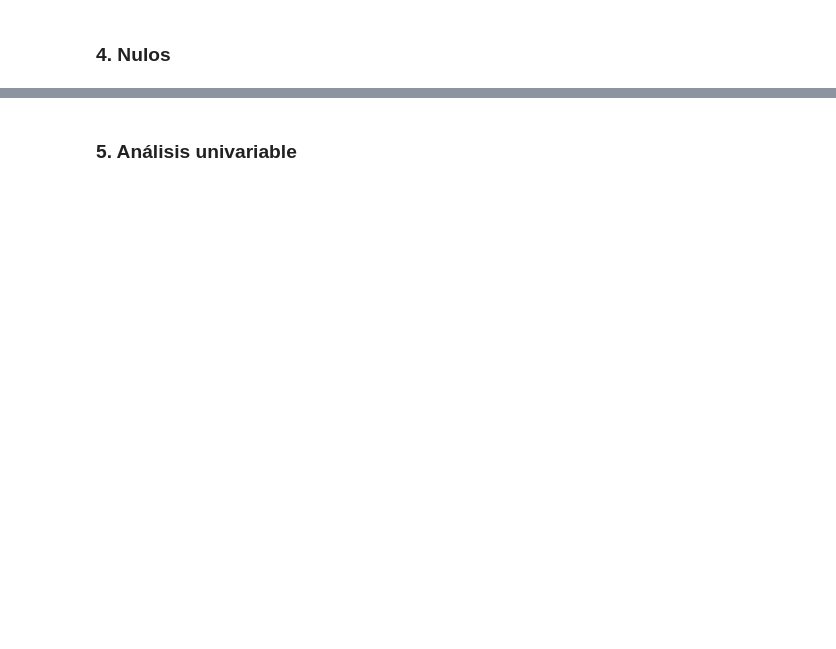
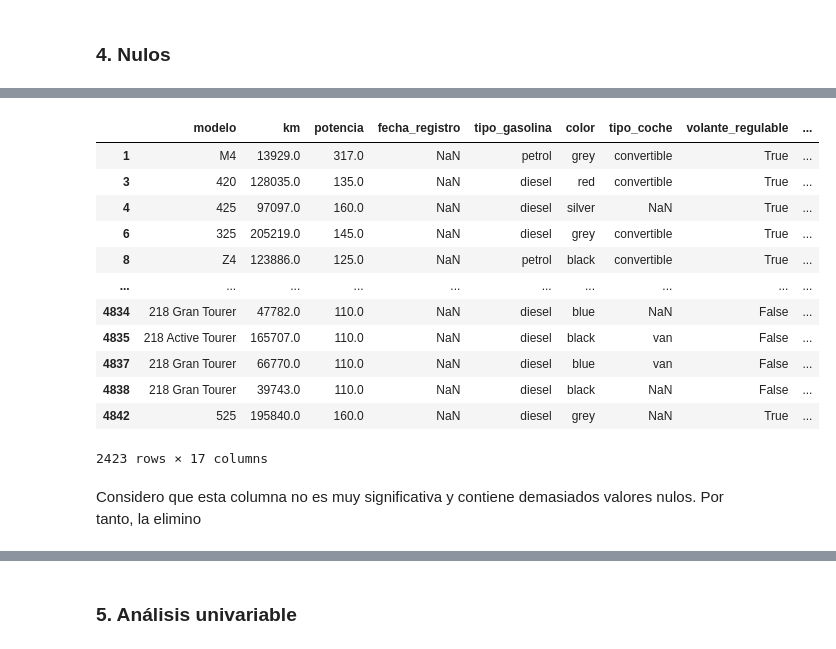
Before and after one commit to tvgtech/BMW_Proj, a Jupyter notebook: Pedro_BMW.ipynb, the cells around one changed output, grey strips where cells are left out. Cells and saved outputs as stored; diff of their text form; code cells hidden in the pictures; blank space fills up the shorter version.

Commit message:
3. Duplicados y 4. Nulos (sin terminar)

```diff
--- a/Pedro_BMW.ipynb
+++ b/Pedro_BMW.ipynb
@@ -55,0 +92,4 @@ memory usage: 648.1+ KB
+# %%
+# Creo copia del df para tratar los nulos
+
+bmw4_1 = bmw_original.copy()
@@ -55,0 +110,2 @@ memory usage: 648.1+ KB
+# %%
+bmw4_1_1 = bmw4_1.copy()
@@ -55,0 +166,2 @@ memory usage: 648.1+ KB
+# %%
+bmw4_1_2 = bmw4_1_1.copy()
@@ -55,0 +184,18 @@ memory usage: 648.1+ KB
+# %%
+bmw4_1_2[bmw4_1_2['fecha_registro'].isnull()]
+# %% [output]
+|  | modelo | km | potencia | fecha_registro | tipo_gasolina | color | tipo_coche | volante_regulable | ... |
+| 1 | M4 | 13929.0 | 317.0 | NaN | petrol | grey | convertible | True | ... |
+| 3 | 420 | 128035.0 | 135.0 | NaN | diesel | red | convertible | True | ... |
+| 4 | 425 | 97097.0 | 160.0 | NaN | diesel | silver | NaN | True | ... |
+| 6 | 325 | 205219.0 | 145.0 | NaN | diesel | grey | convertible | True | ... |
+| 8 | Z4 | 123886.0 | 125.0 | NaN | petrol | black | convertible | True | ... |
+| ... | ... | ... | ... | ... | ... | ... | ... | ... | ... |
+| 4834 | 218 Gran Tourer | 47782.0 | 110.0 | NaN | diesel | blue | NaN | False | ... |
+| 4835 | 218 Active Tourer | 165707.0 | 110.0 | NaN | diesel | black | van | False | ... |
+| 4837 | 218 Gran Tourer | 66770.0 | 110.0 | NaN | diesel | blue | van | False | ... |
+| 4838 | 218 Gran Tourer | 39743.0 | 110.0 | NaN | diesel | black | NaN | False | ... |
+| 4842 | 525 | 195840.0 | 160.0 | NaN | diesel | grey | NaN | True | ... |
+2423 rows × 17 columns
+# %% [markdown]
+Considero que esta columna no es muy significativa y contiene demasiados valores nulos. Por tanto, la elimino
```
Also changed, not shown: parts of 63 cells of this notebook, 1 other file.
